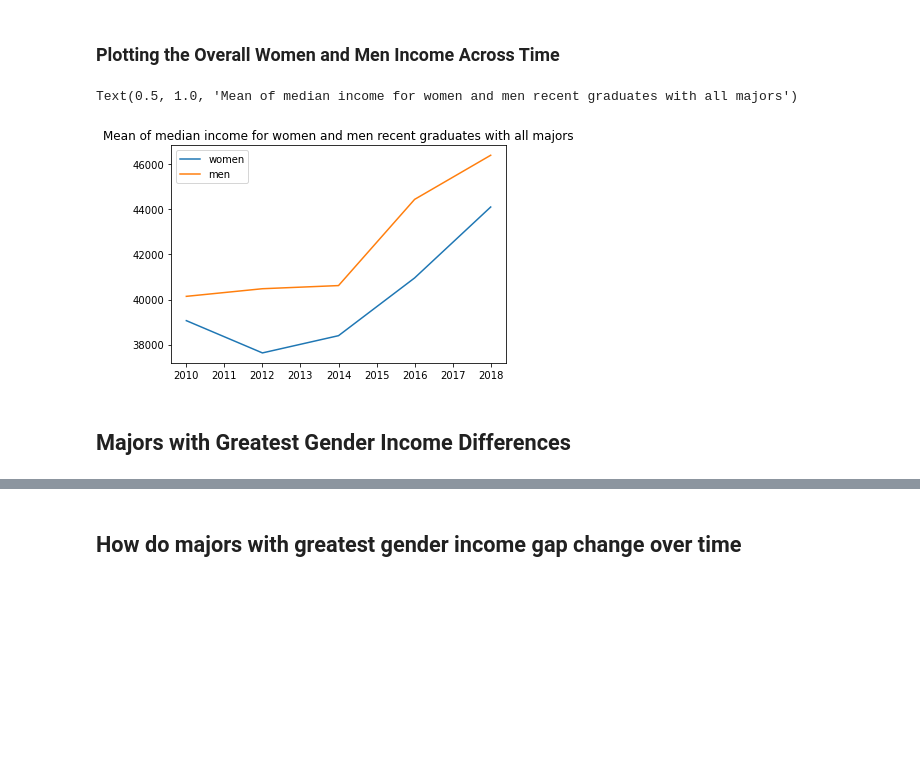
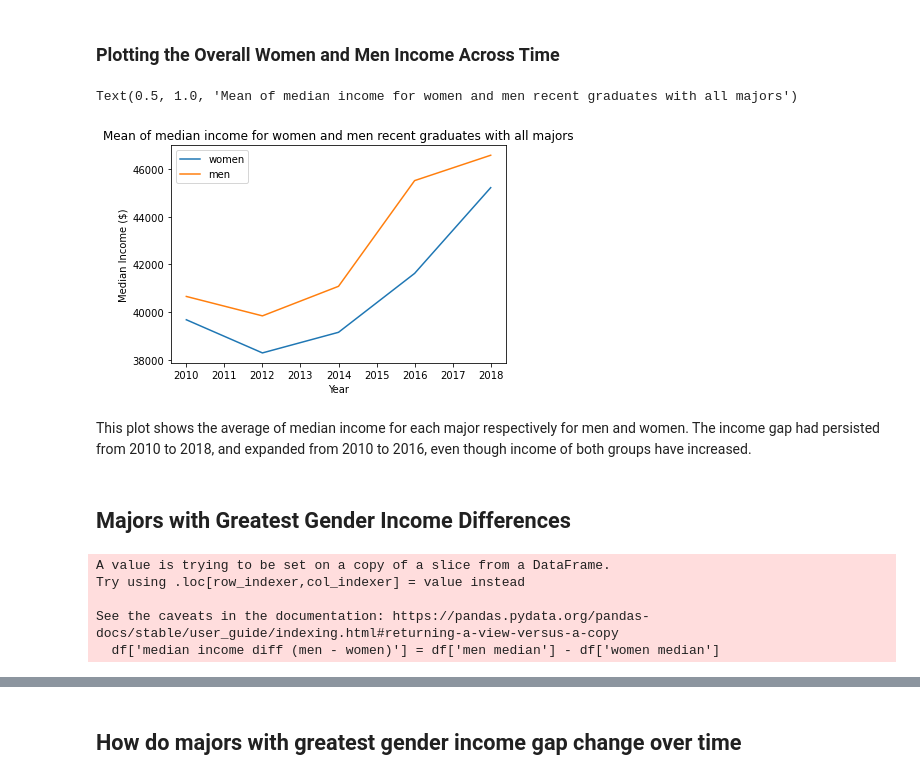
Before and after one commit to UCB-stat-159-s22/hw07-Group21, a Jupyter notebook: Yiping-exploration.ipynb, the cells around one changed output, grey strips where cells are left out. Drawn from its saved outputs; the diff is of its cells as text; code cells hidden in the pictures; blank space fills up the shorter version.

```diff
--- a/Yiping-exploration.ipynb
+++ b/Yiping-exploration.ipynb
@@ -26,30 +20,41 @@ recent_grads_10.head()
 # %%
-dfs = [recent_grads_10, recent_grads_12, recent_grads_14, recent_grads_16, recent_grads_18]
+# Make a list of dataframes
+recent_grads_raw = [recent_grads_10, recent_grads_12, recent_grads_14, recent_grads_16, recent_grads_18]
+# %%
+# Drop rows with N/A
+recent_grads = [df[(df[['women median','men median']] > 0).all(axis=1)] for df in recent_grads_raw]
 # %% [markdown]
 ### Plotting the Overall Women and Men Income Across Time
 # %%
 # Calculate average median income of all majors respectively for women and men
-women_avg_income = [np.mean(df['women median']) for df in dfs]
-men_avg_income = [np.mean(df['men median']) for df in dfs]
+women_avg_income = [np.mean(df['women median']) for df in recent_grads]
+men_avg_income = [np.mean(df['men median']) for df in recent_grads]
 # %%
 # Make a line plot showing the trend of averge income for women and men from 2010 to 2018
 year = [2010, 2012, 2014, 2016, 2018]
 plt.plot(year, women_avg_income, label = "women")
 plt.plot(year, men_avg_income, label = "men")
 plt.legend()
+plt.xlabel('Year')
+plt.ylabel('Median Income ($)')
 plt.title("Mean of median income for women and men recent graduates with all majors")
 # %% [output]
 Text(0.5, 1.0, 'Mean of median income for women and men recent graduates with all majors')
-[figure, old version]
+[figure, new version]
+# %% [markdown]
+This plot shows the average of median income for each major respectively for men and women. The income gap had persisted from 2010 to 2018, and expanded from 2010 to 2016, even though income of both groups have increased.
 # %% [markdown]
 ## Majors with Greatest Gender Income Differences
 # %%
 # Calculate how median income of each major of men exceed that of women of each year.
 
-for df in dfs:
+for df in recent_grads:
     df['median income diff (men - women)'] = df['men median'] - df['women median']
-
-# Sort majors by median income differences
-sorted_income_diff = [df.sort_values("median income diff (men - women)") for df in dfs]
+# %% [output]
+A value is trying to be set on a copy of a slice from a DataFrame.
+Try using .loc[row_indexer,col_indexer] = value instead
+
+See the caveats in the documentation: https://pandas.pydata.org/pandas-docs/stable/user_guide/indexing.html#returning-a-view-versus-a-copy
+  df['median income diff (men - women)'] = df['men median'] - df['women median']
 # %%
 # Plot a horizonal bar plot to see the differences in 2010.
```
Also changed, not shown: parts of 13 cells of this notebook.
